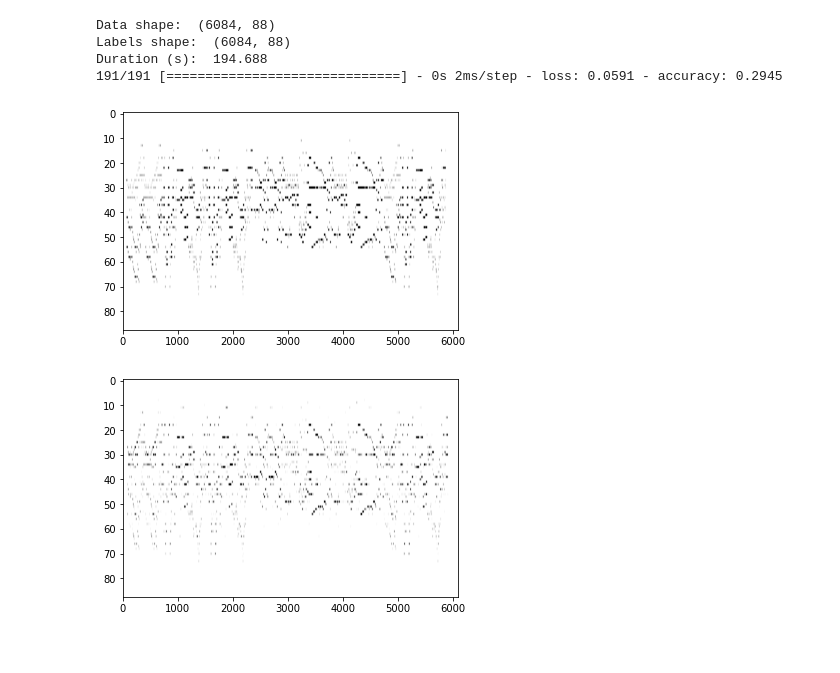
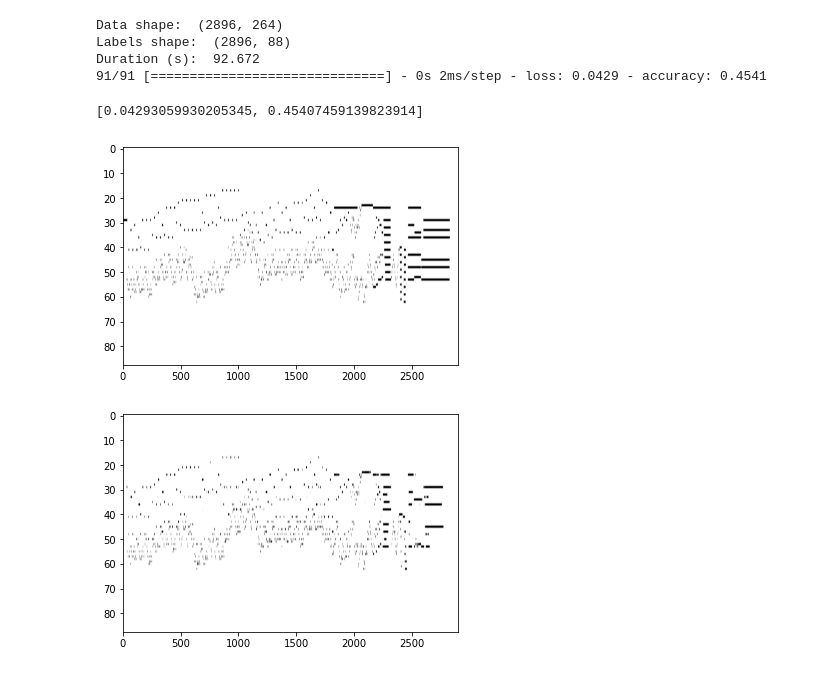
Before and after one commit to zoilo-nl/MML, a Jupyter notebook: Predictor.ipynb, the cells around one changed output. Cells and saved outputs as stored; diff of their text form; code cells hidden in the pictures.

```diff
--- a/Predictor.ipynb
+++ b/Predictor.ipynb
@@ -59,6 +38,6 @@ def load_DNN():
 # %%
-#model = load_DNN()
-model = keras.models.load_model('DNN_training/model.h5')
+model = models.load_model('DNN_training/model.h5')
+history = np.load('DNN_training/history.npy', allow_pickle='TRUE').item()
 model.summary()
 # %% [output]
 Model: "sequential"
@@ -83,32 +82,37 @@ _________________________________________________________________
 # %%
-filename = "1759"
-
+filename = "2303"
 x_test = np.load(filename+ "_data.npy" ).transpose()
 y_test = np.load(filename+ "_labels.npy" )
 
 print("Data shape: ", x_test.shape)
 print("Labels shape: ", y_test.shape)
-print("Duration (s): ", x_test.shape[0]*HOP_LENGTH/TARGET_SR)
+print("Duration (s): ", x_test.shape[0]*FRAME_LENGTH)
 
-loss, accuracy = model.evaluate(x_test, y_test)
+model.evaluate(x_test, y_test)
 # %% [output]
-Data shape:  (6084, 88)
-Labels shape:  (6084, 88)
-Duration (s):  194.688
-191/191 [==============================] - 0s 2ms/step - loss: 0.0591 - accuracy: 0.2945
+Data shape:  (2896, 264)
+Labels shape:  (2896, 88)
+Duration (s):  92.672
+91/91 [==============================] - 0s 2ms/step - loss: 0.0429 - accuracy: 0.4541
+[0.04293059930205345, 0.45407459139823914]
 # %%
 ground_truth = y_test.transpose()
 prediction = model.predict(x_test).round().transpose()
-
+"""
+end_second = 10
+end_index = round(end_second*FRAME_RATE)
+ground_truth = ground_truth[:,0:end_index]
+prediction = prediction[:,0:end_index]
+"""
 plt.figure()
 plt.subplot()
 plt.imshow(ground_truth,cmap='Greys',aspect='auto')
 
 plt.figure()
 plt.subplot()
 plt.imshow(prediction,cmap='Greys',aspect='auto')
 
 np.save(filename+"_prediction", prediction)
 # %% [output]
-[figure, old version]
+[figure, new version]
-[figure, old version]
+[figure, new version]
```
Also changed, not shown: parts of 10 cells of this notebook, 10 other files.
